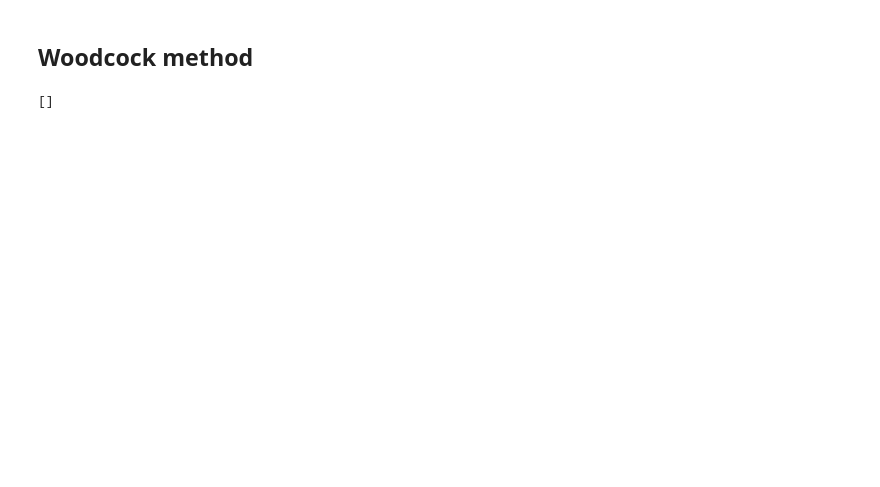
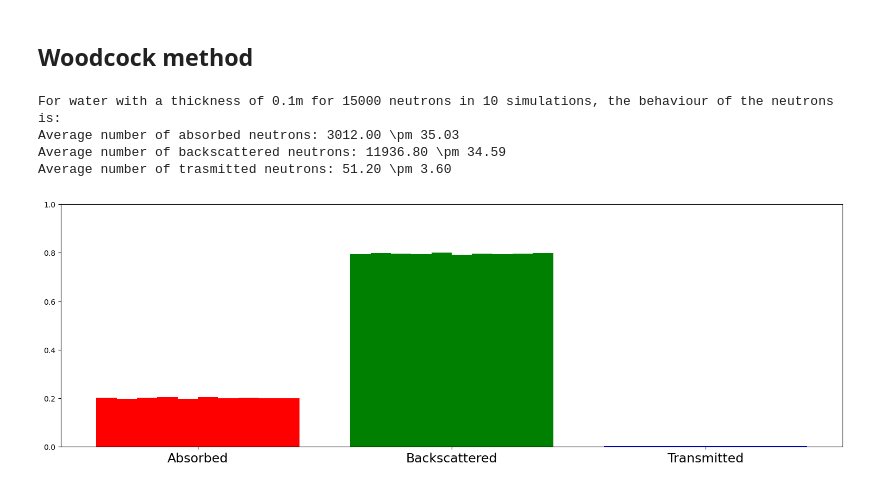
Before and after one commit to stanzi1626/MonteCarlo, a Jupyter notebook: project3.ipynb, the cells around one changed output. Drawn from its saved outputs; the diff is of its cells as text; code cells hidden in the pictures; blank space fills up the shorter version.

```diff
--- a/project3.ipynb
+++ b/project3.ipynb
@@ -482,50 +530,71 @@ varying_thickness(0.001, 0.2, 20)
 # %% [markdown]
 ## Woodcock method
 # %%
-def real_step(particles, free_path, macroscopic_cross_sections, absorbed):
+def real_step(particles, free_path, macroscopic_cross_sections, absorbed, backscattered, transmitted, max_thickness):
+    #transmitted criteria
+    transmitted += len(np.argwhere(particles[:, 0] > max_thickness))
+    particles = np.delete(particles, np.argwhere(particles[:, 0] > max_thickness), axis = 0)
+    #backscattered criteria
+    backscattered += len(np.argwhere(particles[:, 0] < 0))
+    particles = np.delete(particles, np.argwhere(particles[:, 0] < 0), axis = 0)
+    #absorption criteria
     u = np.random.uniform(0, 1, len(particles))
     probability_absorption = macroscopic_cross_sections[0] / np.sum(macroscopic_cross_sections)
     absorbed += len(np.argwhere(u < probability_absorption))
     particles = np.delete(particles, np.argwhere(u < probability_absorption), axis = 0)
+    previous_particles = particles.copy()
+    #if none of the above, the particles is scattered
     particles += np.array(isotropic_exponential_distribution(free_path, len(particles))).T
-    return particles, absorbed
+    return particles, previous_particles, absorbed, backscattered, transmitted
 
 def fictitious_step(current_position, previous_position, free_path):
     difference_vector = np.add(current_position, previous_position*-1)
-    magnitude = np.sqrt(np.sum(difference_vector**2))
-    normalised_direction = difference_vector / magnitude
+    magnitude = np.sqrt(np.sum(difference_vector**2, axis = 1))
+    normalised_direction = difference_vector / magnitude[:, None]
     step = normalised_direction * random_exponential(free_path, len(normalised_direction))[:, None]
+    previous_position = current_position.copy()
     current_position += step
-    return current_position
+    return current_position, previous_position
 
 def Woodcock(sample_size: int, material_one: dict, material_two: dict, thickness_1: float, thickness_2: float):
     '''
     First we are assuming that Sigma_1 < Sigma_2 --> lambda_1 > lambda_2
     '''
     macroscopic_cross_sections1 = [material_one['macroscopic_absorption_area'], material_one['macroscopic_scatter_area']]
     macroscopic_cross_sections2 = [material_two['macroscopic_absorption_area'], material_two['macroscopic_scatter_area']]
     Sigma_1 = np.sum(macroscopic_cross_sections1)
     Sigma_2 = np.sum(macroscopic_cross_sections2)
     Sigma_T = np.max([Sigma_1, Sigma_2])
 
     neutron_array = np.zeros((sample_size, 3))
     neutron_array_previous_step = np.zeros((sample_size, 3))
     neutron_array[:, 0] = random_exponential(1 / Sigma_1, sample_size)
     neutrons_left = sample_size
 
     number_absorbed = 0
+    number_backscattered = 0
+    number_transmitted = 0
 
     probability_real_step = Sigma_1 / Sigma_T
 
     while len(neutron_array) > 0:
         v = np.random.uniform(0, 1, neutrons_left)
-        fictitious = fictitious_step(neutron_array[(v >= probability_real_step) & (neutron[:, 0] < 0.1)], neutron_array_previous_step[(v >= probability_real_step) & (neutron[:, 0] < 0.1)], 1 / Sigma_T)
-        real_material_1, number_absorbed = real_step(neutron_array[(v < probability_real_step) & (neutron[:, 0] < 0.1)], 1 / Sigma_1, macroscopic_cross_sections1, number_absorbed)
-        real_material_2, number_absorbed = real_step(neutron_array[neutron[:, 0] >= 0.1], 1 / Sigma_2, macroscopic_cross_sections2, number_absorbed)
-        neutron_array_previous_step = neutron_array.copy()
+        fictitious, prev_fictitious = fictitious_step(neutron_array[(v >= probability_real_step) & (neutron_array[:, 0] < thickness_1)], neutron_array_previous_step[(v >= probability_real_step) & (neutron_array[:, 0] < thickness_1)], 1 / Sigma_T)
+        real_material_1, prev_1, number_absorbed, number_backscattered, number_transmitted = real_step(neutron_array[(v < probability_real_step) & (neutron_array[:, 0] < thickness_1)], 1 / Sigma_1, macroscopic_cross_sections1, number_absorbed, number_backscattered, number_transmitted, thickness_2)
+        real_material_2, prev_2, number_absorbed, number_backscattered, number_transmitted = real_step(neutron_array[neutron_array[:, 0] >= thickness_1], 1 / Sigma_2, macroscopic_cross_sections2, number_absorbed, number_backscattered, number_transmitted, thickness_2)
         neutron_array = np.vstack((fictitious, real_material_1, real_material_2))
-        break
+        neutron_array_previous_step = np.vstack((prev_fictitious, prev_1, prev_2))
+        neutrons_left = len(neutron_array)
+    return(number_absorbed, number_backscattered, number_transmitted)
 
-Woodcock(10, MATERIALS_DICT['lead'], MATERIALS_DICT['water'], 0.1, 0.1)
+particle_behaviour = np.zeros((0, 3))
+for _ in range(ITERATIONS):
+    particle_behaviour = np.vstack((particle_behaviour, Woodcock(15000, MATERIALS_DICT['water'], MATERIALS_DICT['water'], 0.05, 0.1)))
+print_average_behaviour('water', average_behaviour(particle_behaviour), 0.1)
+behaviour_barplot(particle_behaviour)
 # %% [output]
-[]
+For water with a thickness of 0.1m for 15000 neutrons in 10 simulations, the behaviour of the neutrons is:
+Average number of absorbed neutrons: 3012.00 \pm 35.03
+Average number of backscattered neutrons: 11936.80 \pm 34.59
+Average number of trasmitted neutrons: 51.20 \pm 3.60
+[figure, added]
```
Also changed, not shown: parts of 12 cells of this notebook.
